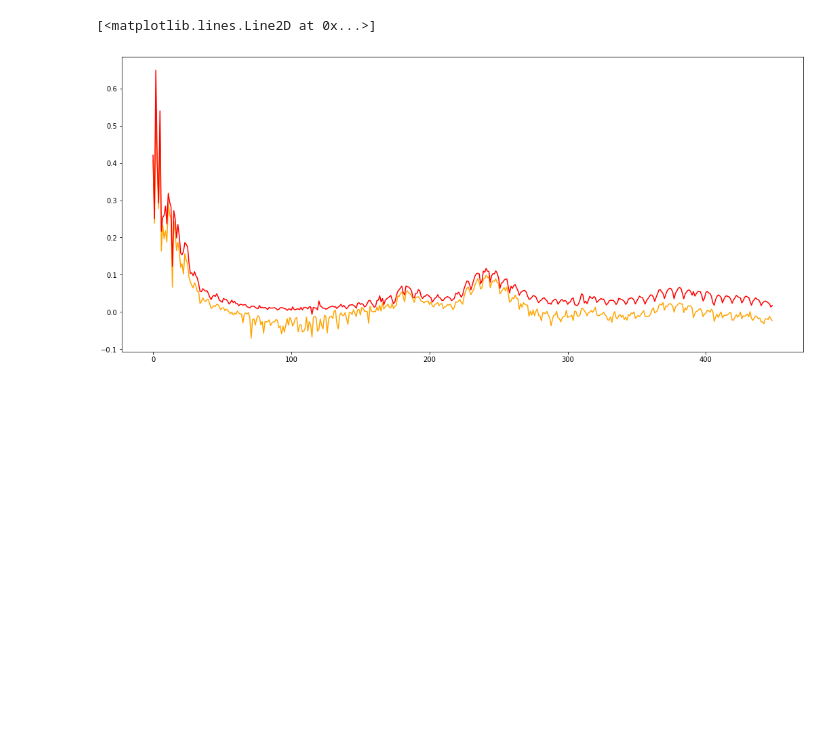
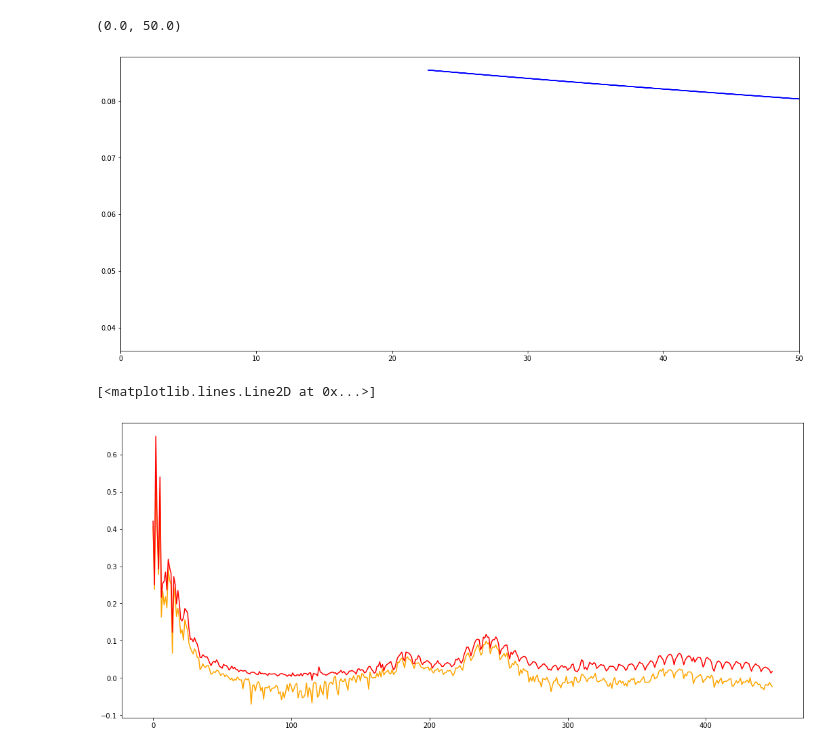
Before and after one commit to holiday-pettijohn/COVID-Tracking-Biola-Summer, a Jupyter notebook: Code/SIRD feedback.ipynb, the cells around one changed output. Drawn from its saved outputs; the diff is of its cells as text; code cells hidden in the pictures; blank space fills up the shorter version.

```diff
--- a/Code/SIRD feedback.ipynb
+++ b/Code/SIRD feedback.ipynb
@@ -271,3 +400,17 @@ ax2.set_ylim(0);
+# %%
+#graph feedback slope
+#x = (I + b3/b2*D)
+#y = beta
+
+betaX = (infect[:-1]/(q*pop)) + betaVars[3]/betaVars[2] * (dead[:-1]/(q*pop))
+betaY = beta
+
+fig, ax = plt.subplots(figsize=(18,8))
+ax.plot(10000*betaX,betaY, color='blue', label='beta by I + (b3/b2)*D') #per 10000
+ax.set_xlim([0,50])
+# %% [output]
+(0.0, 50.0)
+[figure, added]
 # %%
 pathc = "../Data/Italian Data/"
 # modify the path syntax based on the current platform
```
Also changed, not shown: parts of 4 cells of this notebook, 1 other file.
